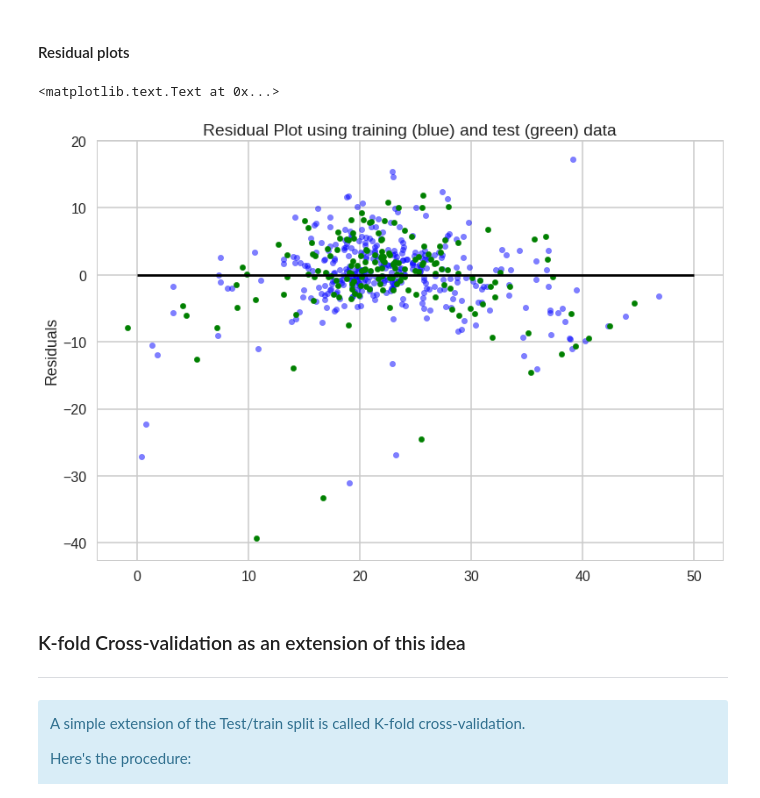
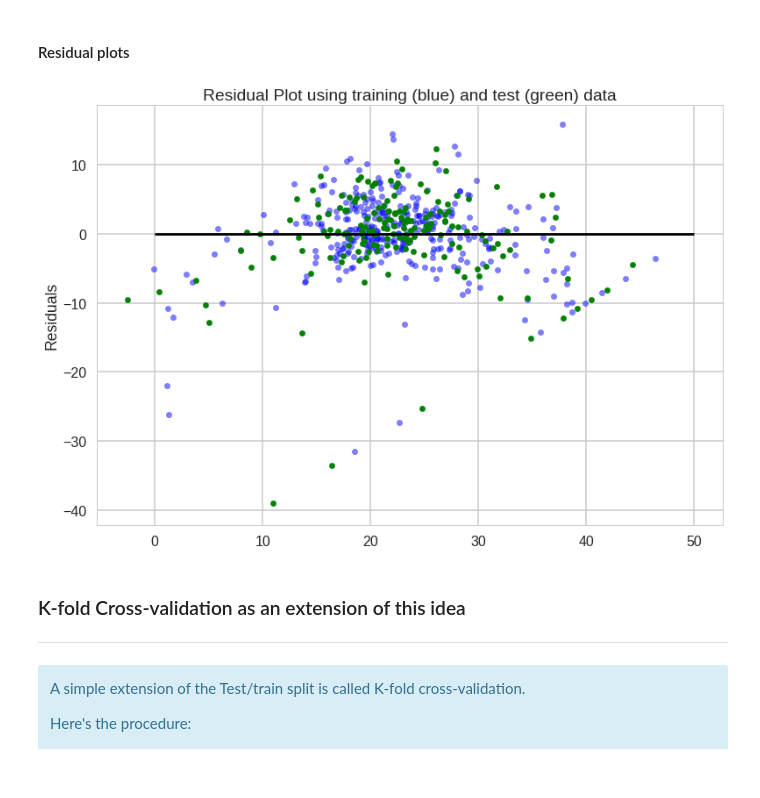
Before and after one commit to bhaskar-manguluri/2015lab4, a Jupyter notebook: Lab4-stats.ipynb, the cells around one changed output. Saved outputs shown, nothing was run; the diff lists cells and outputs as text; code cells hidden in the pictures.

```diff
--- a/Lab4-stats.ipynb
+++ b/Lab4-stats.ipynb
@@ -631,14 +682,15 @@ it is no surprice that MSE is small in comparision as X_test is also involved in
 # %% [markdown]
 #### Residual plots
 # %%
+lm = LinearRegression()
+lm.fit(X_train, Y_train)
 plt.scatter(lm.predict(X_train), lm.predict(X_train) - Y_train, c='b', s=40, alpha=0.5)
 plt.scatter(lm.predict(X_test), lm.predict(X_test) - Y_test, c='g', s=40)
 plt.hlines(y = 0, xmin=0, xmax = 50)
 plt.title('Residual Plot using training (blue) and test (green) data')
-plt.ylabel('Residuals')
+plt.ylabel('Residuals');
 # %% [output]
-<matplotlib.text.Text at 0x...>
-[figure, old version]
+[figure, new version]
 # %% [markdown]
 ### K-fold Cross-validation as an extension of this idea
 ***
```
Also changed, not shown: parts of 23 cells of this notebook.
